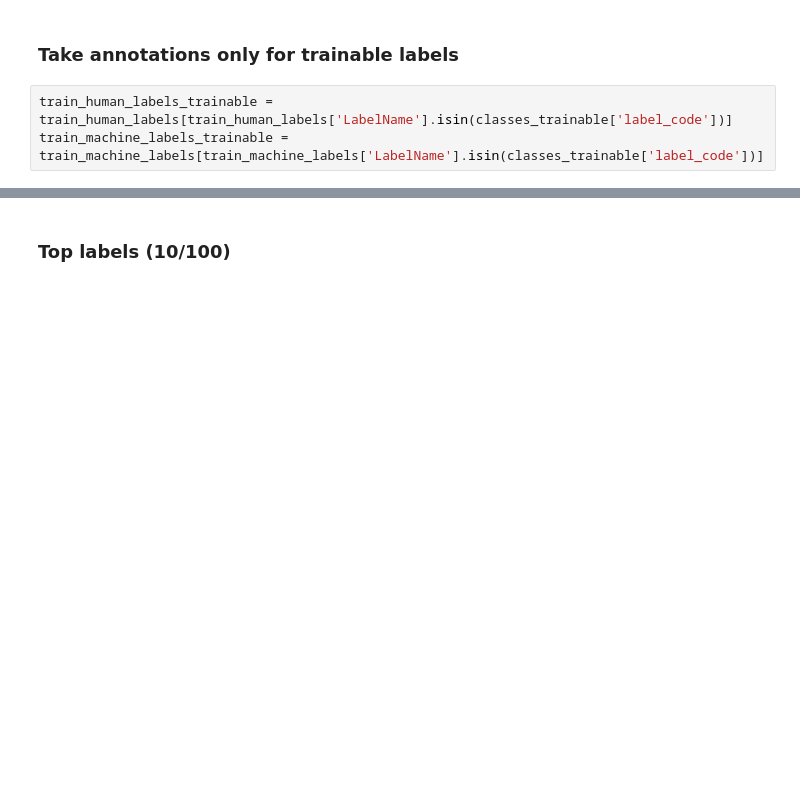
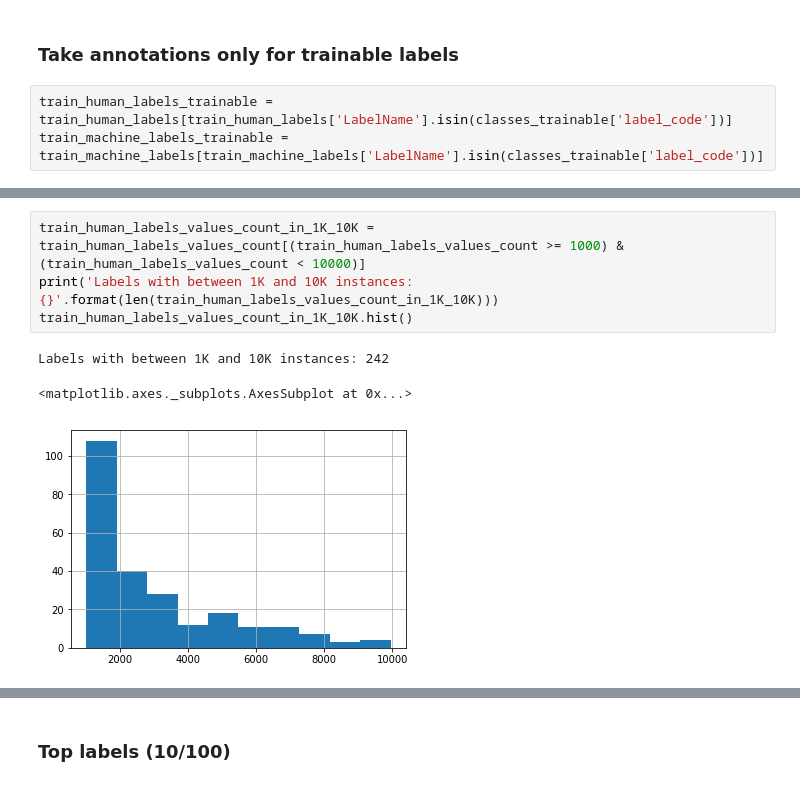
Before and after one commit to ohadlights/models, a Jupyter notebook: official/resnet/data/analyze_train_data.ipynb, the cells around one changed output, grey strips where cells are left out. Drawn from its saved outputs; the diff is of its cells as text; blank space fills up the shorter version.

```diff
--- a/official/resnet/data/analyze_train_data.ipynb
+++ b/official/resnet/data/analyze_train_data.ipynb
@@ -69,0 +106,8 @@ train_machine_labels_trainable = train_machine_labels[train_machine_labels['Labe
+# %%
+train_human_labels_values_count_in_1K_10K = train_human_labels_values_count[(train_human_labels_values_count >= 1000) & (train_human_labels_values_count < 10000)]
+print('Labels with between 1K and 10K instances: {}'.format(len(train_human_labels_values_count_in_1K_10K)))
+train_human_labels_values_count_in_1K_10K.hist()
+# %% [output]
+Labels with between 1K and 10K instances: 242
+<matplotlib.axes._subplots.AxesSubplot at 0x...>
+[figure, added]
```
Also changed, not shown: parts of 16 cells of this notebook.
